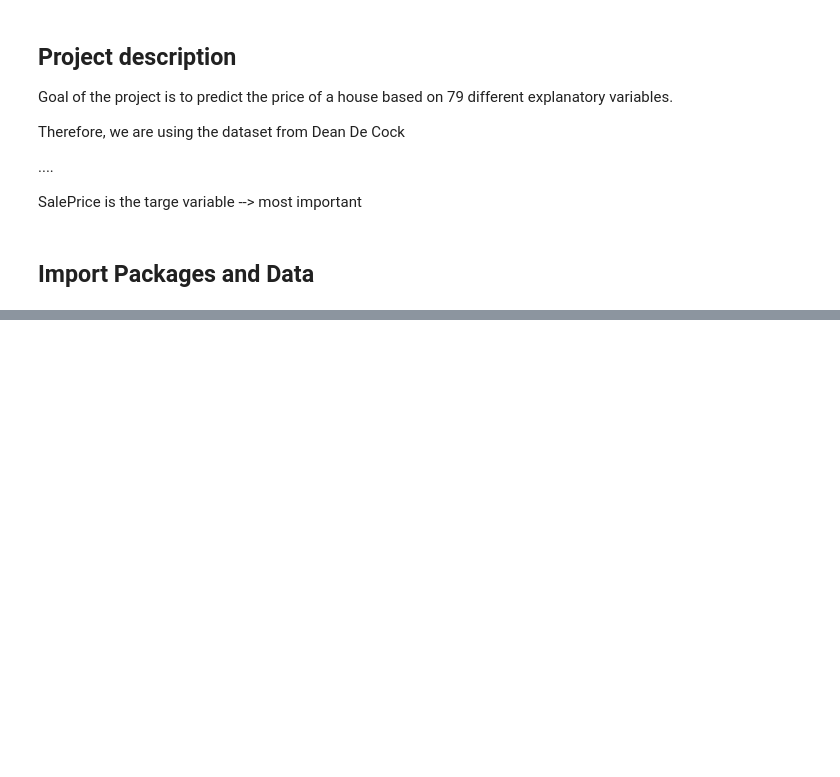
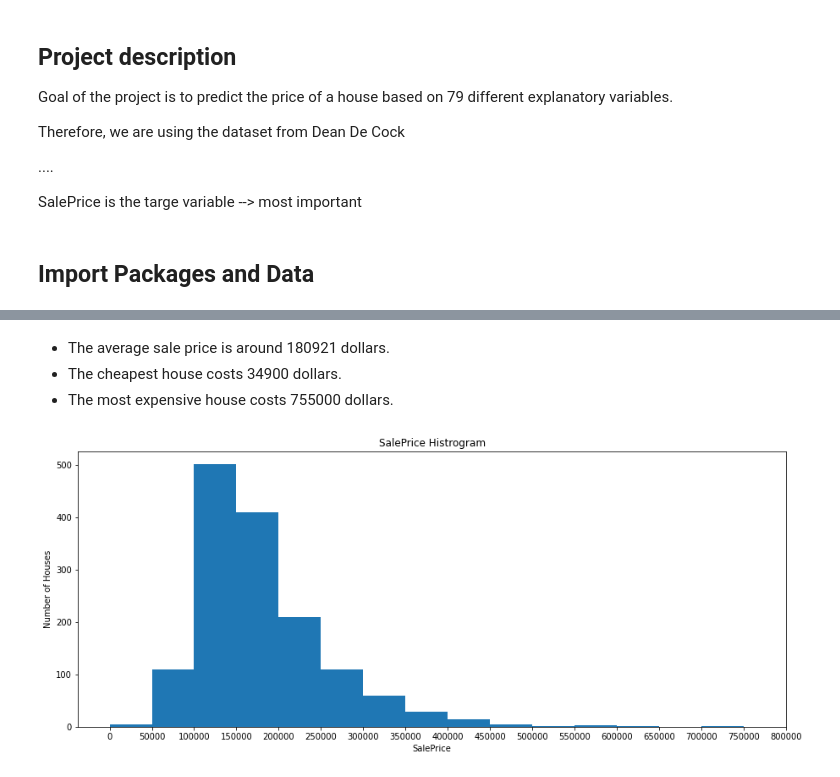
Before and after one commit to apfoertn/Kaggle_Challenge, a Jupyter notebook: Kaggle.ipynb, the cells around one changed output, grey strips where cells are left out. Cells and saved outputs as stored; diff of their text form; code cells hidden in the pictures; blank space fills up the shorter version.

```diff
--- a/Kaggle.ipynb
+++ b/Kaggle.ipynb
@@ -102,0 +15,10 @@ Name: Alley, dtype: object
+# %%
+#check if notebook runs in colab
+import sys
+IN_COLAB = 'google.colab' in sys.modules
+print('running in Colab:',IN_COLAB)
+path='..'
+if IN_COLAB:
+  #in colab, we need to clone the data from the repo
+  !git clone https://github.com/apfoertn/Kaggle_Challenge.git
+  path='Kaggle_Challenge'
@@ -102,0 +35,4 @@ Name: Alley, dtype: object
+# %%
+#import data from GitHub
+train = pd.read_csv(path+"/data/train.csv")
+test = pd.read_csv(path+"/data/test.csv")
@@ -102,0 +285,32 @@ Name: Alley, dtype: object
+# %% [markdown]
+
+
+*   The average sale price is around 180921 dollars.
+*   The cheapest house costs 34900 dollars.
+*   The most expensive house costs 755000 dollars.
+# %%
+#group the sale price into categories to visualise distribution
+
+# sort the values from the top to the least value
+df = train.SalePrice.sort_values(ascending = False)
+df
+
+#create bins
+binsVal = np.arange(0, 800000, 50000)
+binsVal
+
+#set figure size and create histogram
+plt.figure(figsize=[15,6])
+plt.hist(df, bins = binsVal)
+
+
+# Set the title and labels
+plt.xlabel('SalePrice')
+plt.xticks([0, 50000, 100000, 150000, 200000, 250000, 300000, 350000, 400000, 450000, 500000, 550000, 600000, 650000, 700000, 750000, 800000])
+plt.ylabel('Number of Houses')
+plt.title('SalePrice Histrogram')
+
+#show plot
+plt.show()
+# %% [output]
+[figure, added]
```
Also changed, not shown: parts of 44 cells of this notebook.
